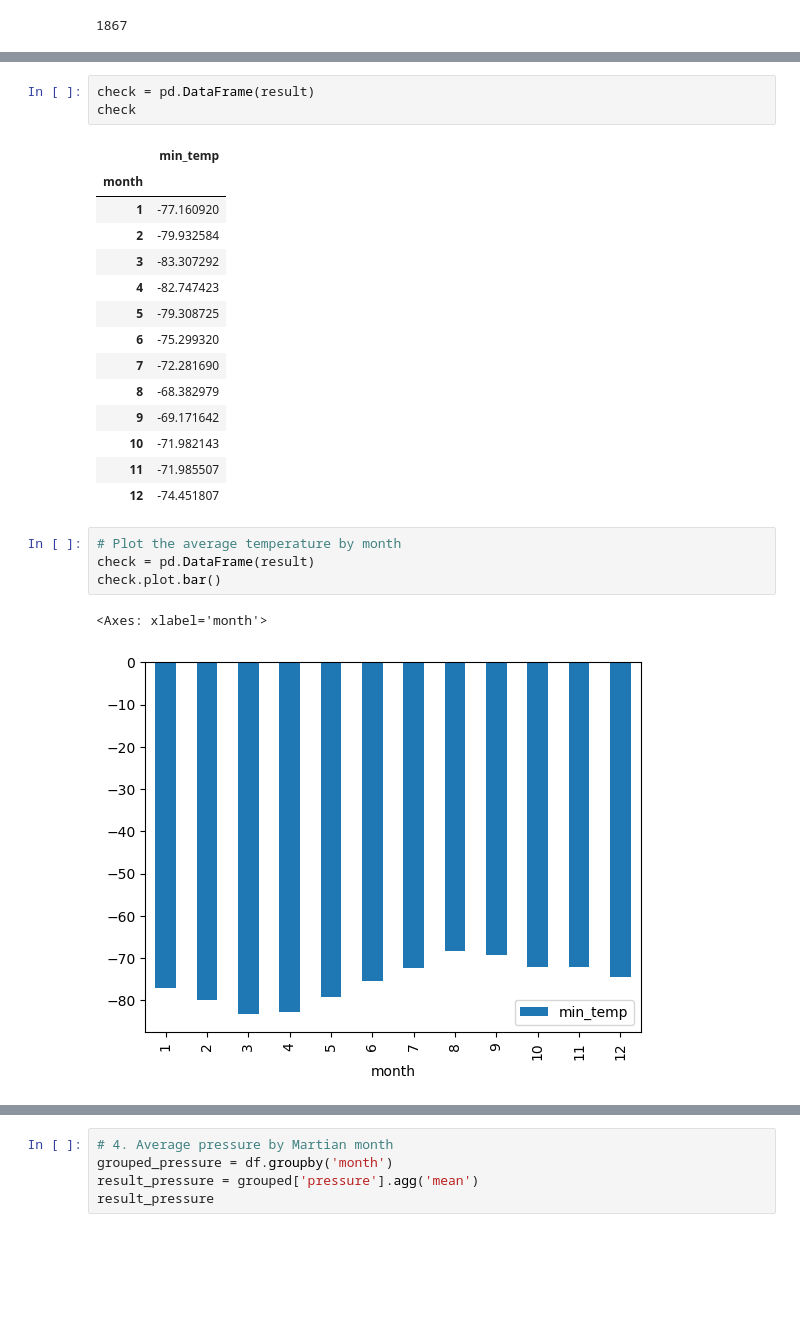
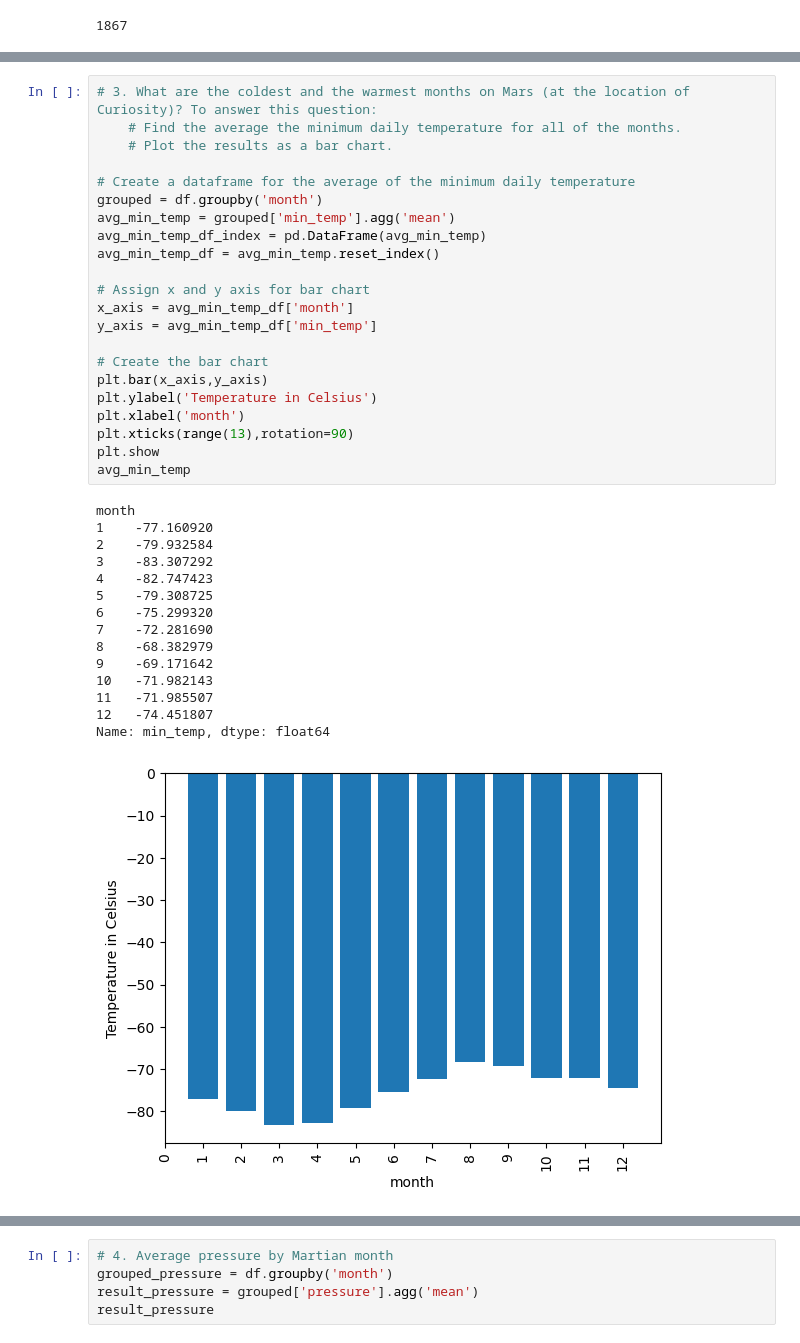
Before and after one commit to benrich322/web-scraping, a Jupyter notebook: part_2_mars_weather.ipynb, the cells around one changed output, grey strips where cells are left out. Cells and saved outputs as stored; diff of their text form; blank space fills up the shorter version.

```diff
--- a/part_2_mars_weather.ipynb
+++ b/part_2_mars_weather.ipynb
@@ -223,27 +151,40 @@ Name: min_temp, dtype: float64
-# %%
-check = pd.DataFrame(result)
-check
-# %% [output]
-|  | min_temp |
-| month |  |
-| 1 | -77.160920 |
-| 2 | -79.932584 |
-| 3 | -83.307292 |
-| 4 | -82.747423 |
-| 5 | -79.308725 |
-| 6 | -75.299320 |
-| 7 | -72.281690 |
-| 8 | -68.382979 |
-| 9 | -69.171642 |
-| 10 | -71.982143 |
-| 11 | -71.985507 |
-| 12 | -74.451807 |
-# %%
-# Plot the average temperature by month
-check = pd.DataFrame(result)
-check.plot.bar()
-# %% [output]
-<Axes: xlabel='month'>
-[figure, removed]
+# %%
+# 3. What are the coldest and the warmest months on Mars (at the location of Curiosity)? To answer this question:
+    # Find the average the minimum daily temperature for all of the months.
+    # Plot the results as a bar chart.
+
+# Create a dataframe for the average of the minimum daily temperature
+grouped = df.groupby('month')
+avg_min_temp = grouped['min_temp'].agg('mean')
+avg_min_temp_df_index = pd.DataFrame(avg_min_temp)
+avg_min_temp_df = avg_min_temp.reset_index()
+
+# Assign x and y axis for bar chart
+x_axis = avg_min_temp_df['month']
+y_axis = avg_min_temp_df['min_temp']
+
+# Create the bar chart
+plt.bar(x_axis,y_axis)
+plt.ylabel('Temperature in Celsius')
+plt.xlabel('month')
+plt.xticks(range(13),rotation=90)
+plt.show
+avg_min_temp
+# %% [output]
+month
+1    -77.160920
+2    -79.932584
+3    -83.307292
+4    -82.747423
+5    -79.308725
+6    -75.299320
+7    -72.281690
+8    -68.382979
+9    -69.171642
+10   -71.982143
+11   -71.985507
+12   -74.451807
+Name: min_temp, dtype: float64
+[figure, added]
 # %%
 # Identify the coldest and hottest months in Curiosity's location
```
Also changed, not shown: parts of 7 cells of this notebook.
